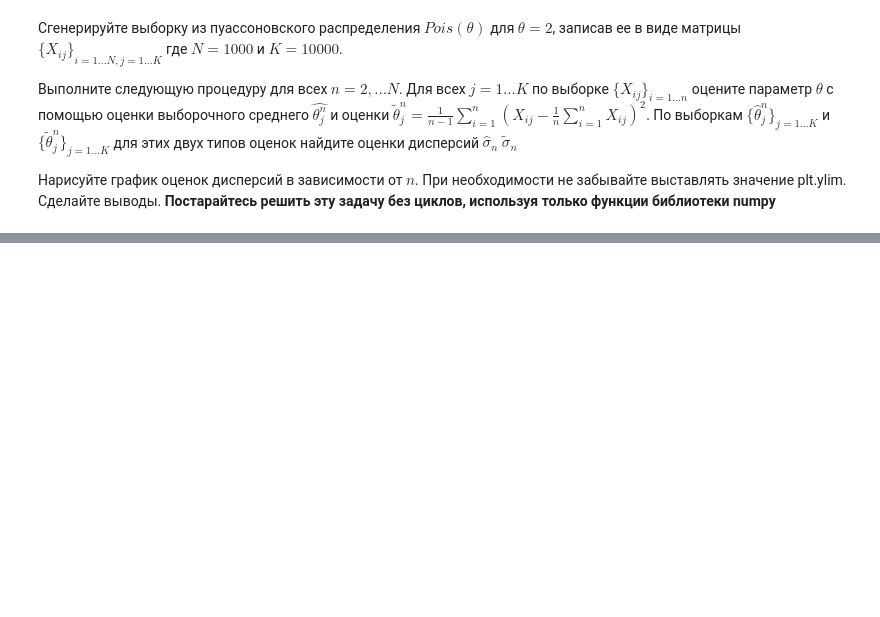
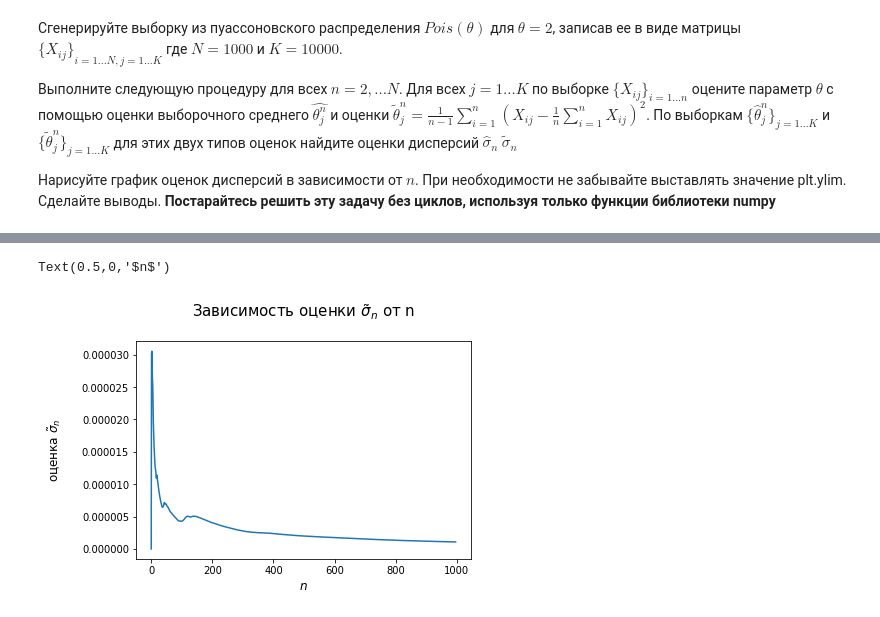
Before and after one commit to SergeyYVP/Statistics, a Jupyter notebook: DZ_stat_3.ipynb, the cells around one changed output, grey strips where cells are left out. Cells and saved outputs as stored; diff of their text form; code cells hidden in the pictures; blank space fills up the shorter version.

```diff
--- a/DZ_stat_3.ipynb
+++ b/DZ_stat_3.ipynb
@@ -267,0 +281,8 @@ Text(0.5,0,'$n$')
+# %%
+plt.plot(x, sigma_var_sample_n)
+plt.title('Зависимость оценки $\\tilde{\sigma}_n$ от n\n', fontsize=15)
+plt.ylabel('оценка $\\tilde{\sigma}_n$\n', fontsize=12)
+plt.xlabel('$n$', fontsize=12)
+# %% [output]
+Text(0.5,0,'$n$')
+[figure, added]
```
Also changed, not shown: parts of 11 cells of this notebook.
